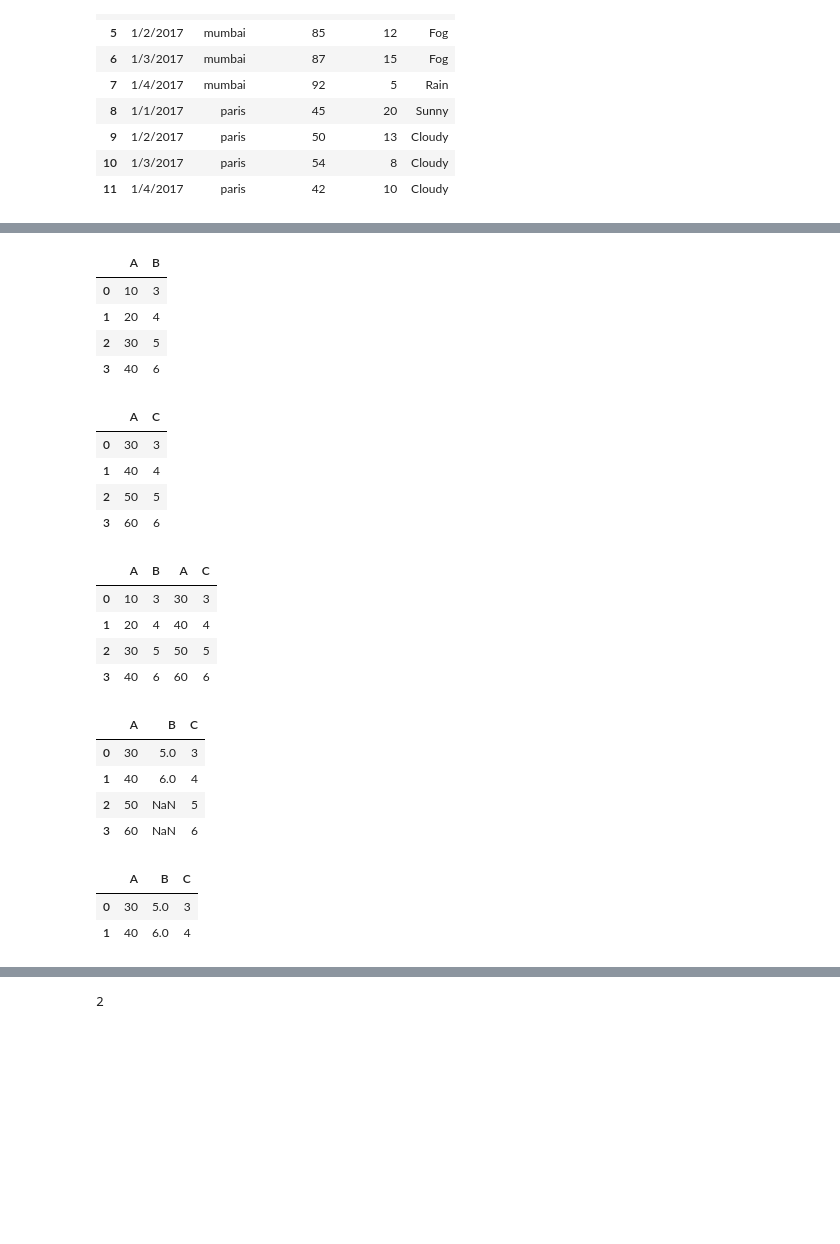
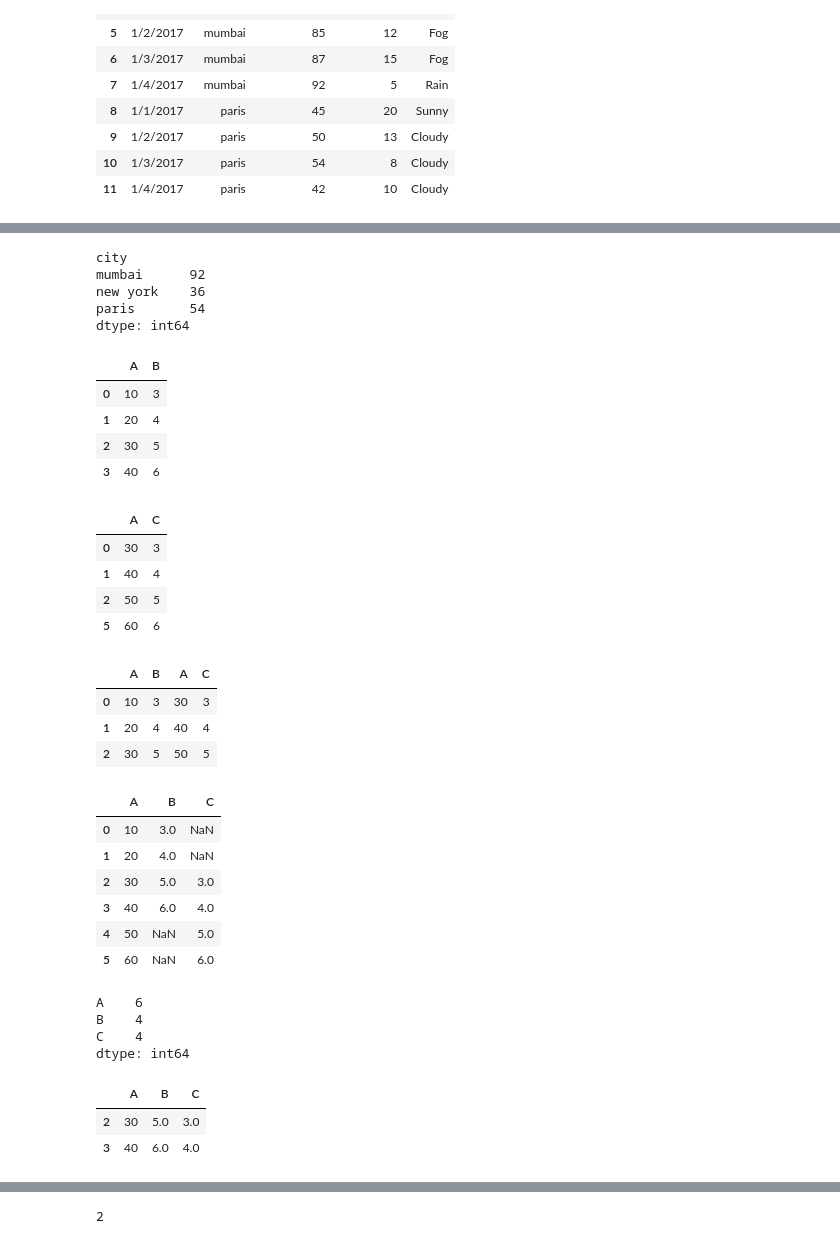
Before and after one commit to ShubhamSinghal12/DS_PP_APR_2025, a Jupyter notebook: Pandas/Pandas.ipynb, the cells around one changed output, grey strips where cells are left out. Cells and saved outputs as stored; diff of their text form; code cells hidden in the pictures; blank space fills up the shorter version.

```diff
--- a/Pandas/Pandas.ipynb
+++ b/Pandas/Pandas.ipynb
@@ -638,3 +710,11 @@ data.pivot(columns='city',index='day')
+# %%
+pidf.max(axis = 1)
+# %% [output]
+city
+mumbai      92
+new york    36
+paris       54
+dtype: int64
 # %%
 d1 = {
     'A' : [10,20,30,40],
@@ -646,7 +726,7 @@ d2 = {
 }
 # %%
 df1 = pd.DataFrame(d1)
-df2 = pd.DataFrame(d2)
+df2 = pd.DataFrame(d2,index=[0,1,2,5])
 # %%
 df1
 # %% [output]
@@ -662,28 +742,39 @@ df2
 | 0 | 30 | 3 |
 | 1 | 40 | 4 |
 | 2 | 50 | 5 |
-| 3 | 60 | 6 |
+| 5 | 60 | 6 |
 # %%
-df3 = pd.concat([df1,df2],axis=1)
+# df3 = pd.concat([df1,df2],ignore_index=True)
+# df3 = pd.concat([df1,df2],axis = 1)
+# df3 = pd.concat([df1,df2],join='inner')
+df3 = pd.concat([df1,df2],join='inner',axis = 1)
 df3
 # %% [output]
 |  | A | B | A | C |
 | 0 | 10 | 3 | 30 | 3 |
 | 1 | 20 | 4 | 40 | 4 |
 | 2 | 30 | 5 | 50 | 5 |
-| 3 | 40 | 6 | 60 | 6 |
 # %%
-mdf3 = pd.merge(df1,df2,how='right')
+mdf3 = pd.merge(df1,df2,on='A',how='outer')
 mdf3
 # %% [output]
 |  | A | B | C |
-| 0 | 30 | 5.0 | 3 |
-| 1 | 40 | 6.0 | 4 |
-| 2 | 50 | NaN | 5 |
-| 3 | 60 | NaN | 6 |
+| 0 | 10 | 3.0 | NaN |
+| 1 | 20 | 4.0 | NaN |
+| 2 | 30 | 5.0 | 3.0 |
+| 3 | 40 | 6.0 | 4.0 |
+| 4 | 50 | NaN | 5.0 |
+| 5 | 60 | NaN | 6.0 |
+# %%
+mdf3.count()
+# %% [output]
+A    6
+B    4
+C    4
+dtype: int64
 # %%
 mdf3.dropna()
 # %% [output]
 |  | A | B | C |
-| 0 | 30 | 5.0 | 3 |
-| 1 | 40 | 6.0 | 4 |
+| 2 | 30 | 5.0 | 3.0 |
+| 3 | 40 | 6.0 | 4.0 |
```
Also changed, not shown: parts of 35 cells of this notebook, 4 other files.
